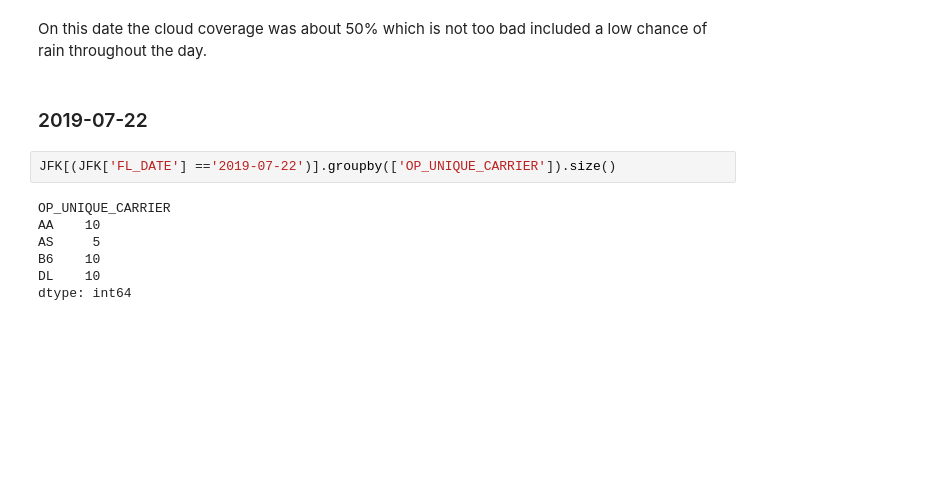
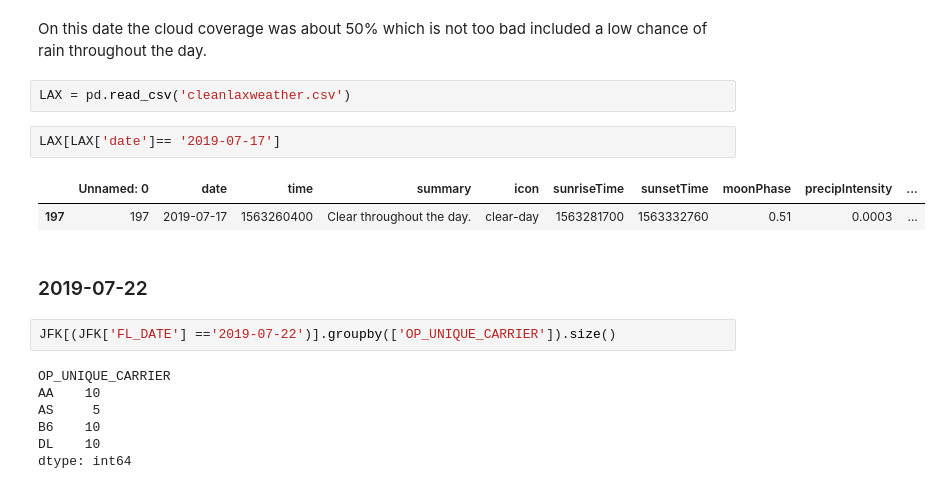
Before and after one commit to emilia329/Fly-High, a Jupyter notebook: JFKweathernotebook.ipynb, the cells around one changed output. Saved outputs shown, nothing was run; the diff lists cells and outputs as text; blank space fills up the shorter version.

```diff
--- a/JFKweathernotebook.ipynb
+++ b/JFKweathernotebook.ipynb
@@ -256,6 +294,13 @@ df[df['date']== '2019-07-17']
 | 197 | 2019-07-17 | 1563249600 | Humid and partly cloudy throughou... | partly-cloudy-day | 1563269940 | 1563323160 | 0.5 | 0.0006 | ... |
 # %% [markdown]
 On this date the cloud coverage was about 50% which is not too bad included a low chance of rain throughout the day.
+# %%
+LAX = pd.read_csv('cleanlaxweather.csv')
+# %%
+LAX[LAX['date']== '2019-07-17']
+# %% [output]
+|  | Unnamed: 0 | date | time | summary | icon | sunriseTime | sunsetTime | moonPhase | precipIntensity | ... |
+| 197 | 197 | 2019-07-17 | 1563260400 | Clear throughout the day. | clear-day | 1563281700 | 1563332760 | 0.51 | 0.0003 | ... |
 # %% [markdown]
 ### 2019-07-22
 # %%
```
Also changed, not shown: parts of 12 cells of this notebook.
